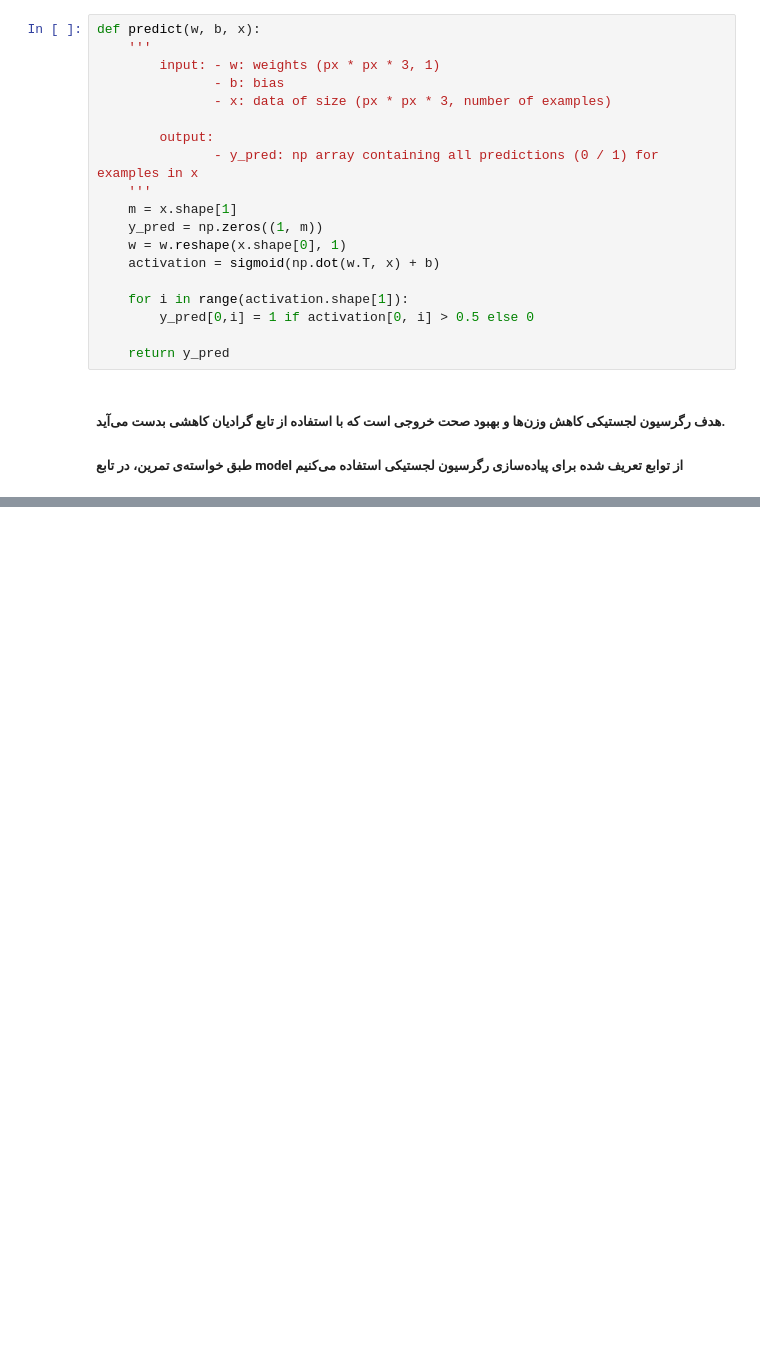
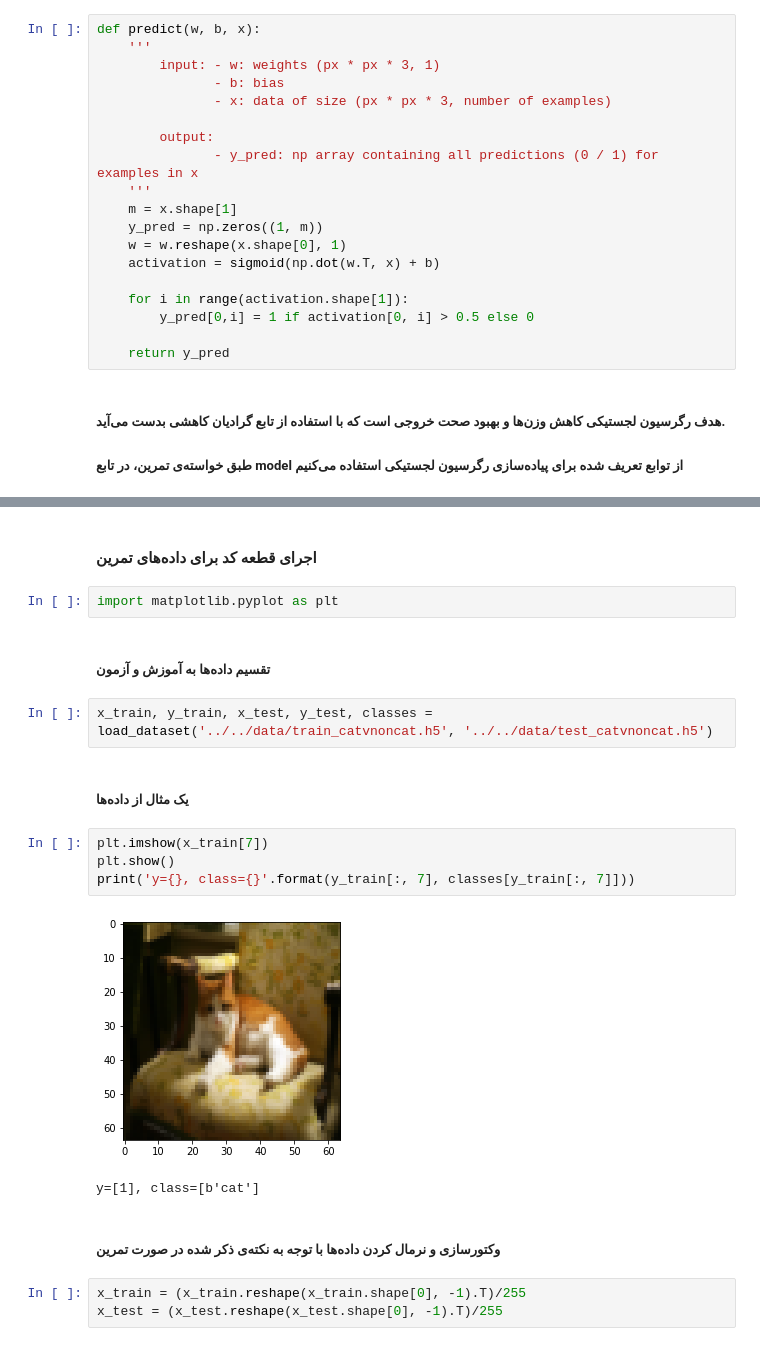
Before and after one commit to TheMn/Machine-Learning-Algorithms-Spring2022, a Jupyter notebook: HomeWorks/HW3/neural_network_logistic_regression.ipynb, the cells around one changed output, grey strips where cells are left out. Drawn from its saved outputs; the diff is of its cells as text; blank space fills up the shorter version.

```diff
--- a/HomeWorks/HW3/neural_network_logistic_regression.ipynb
+++ b/HomeWorks/HW3/neural_network_logistic_regression.ipynb
@@ -172,0 +172,22 @@ def model(X_train, y_train, X_test, y_test, num_iterations = 2000, lr = 0.5):
+# %% [markdown]
+#### اجرای قطعه کد برای داده‌های تمرین
+# %%
+import matplotlib.pyplot as plt
+# %% [markdown]
+##### تقسیم داده‌ها به آموزش و آزمون
+# %%
+x_train, y_train, x_test, y_test, classes = load_dataset('../../data/train_catvnoncat.h5', '../../data/test_catvnoncat.h5')
+# %% [markdown]
+##### یک مثال از داده‌ها
+# %%
+plt.imshow(x_train[7])
+plt.show()
+print('y={}, class={}'.format(y_train[:, 7], classes[y_train[:, 7]]))
+# %% [output]
+[figure, added]
+y=[1], class=[b'cat']
+# %% [markdown]
+##### وکتورسازی و نرمال کردن داده‌ها با توجه به نکته‌ی ذکر شده در صورت تمرین
+# %%
+x_train = (x_train.reshape(x_train.shape[0], -1).T)/255
+x_test = (x_test.reshape(x_test.shape[0], -1).T)/255
```
Also changed, not shown: parts of 7 cells of this notebook, 2 other files.
